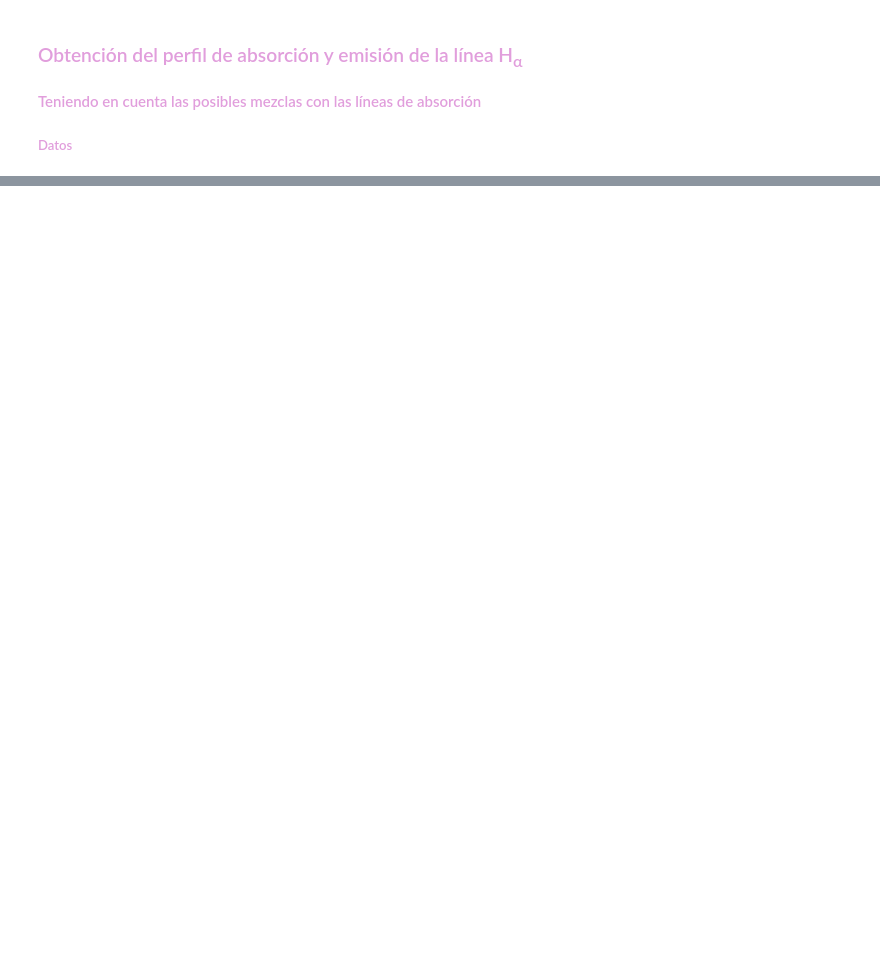
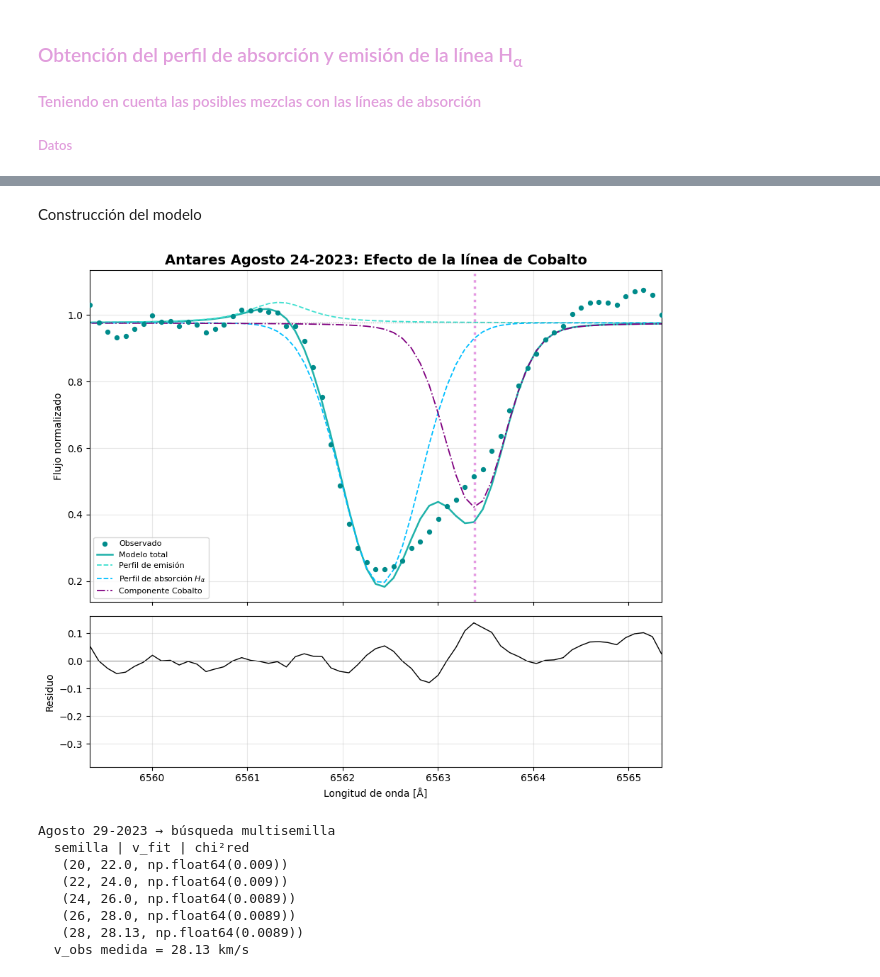
Before and after one commit to JessiDaniL/Tesis, a Jupyter notebook: Datos ESPARTACO/analisis_halpha_antares_ESPARTACO2_2023.ipynb, the cells around one changed output, grey strips where cells are left out. Drawn from its saved outputs; the diff is of its cells as text; code cells hidden in the pictures; blank space fills up the shorter version.

```diff
--- a/Datos ESPARTACO/analisis_halpha_antares_ESPARTACO2_2023.ipynb
+++ b/Datos ESPARTACO/analisis_halpha_antares_ESPARTACO2_2023.ipynb
@@ -181,0 +436,16 @@ archivos = [
+# %% [markdown]
+Construcción del modelo
+# %%
+#MODELO DE AJUSTE
+
+def construccion_del_modelo(lineas_metalicas=None):
+    continuo = ConstantModel(prefix="cont_")
+    em_azul = VoigtModel(prefix="em_azul_")
+    valle_abs = VoigtModel(prefix="valle_abs_")
+    modelo = continuo + em_azul + valle_abs
+
+    if lineas_metalicas:
+        for linea in lineas_metalicas:
+            modelo += VoigtModel(prefix=f"{linea['nombre']}_")
+
+    return modelo
@@ -181,0 +657,50 @@ archivos = [
+# %%
+resultados = {}
+velocidades_ajustadas = {}
+
+for archivo in archivos:
+
+    fecha = archivo["fecha"]
+
+    lineas_metalicas = [
+        {
+            "nombre": "Cobalto",
+            "centro": 6563.397,
+            "ion": "Co I",
+            "velocidad": archivo["velocidad_metalica"],
+            "incertidumbre_v": archivo["incertidumbre_v"],
+            "prof_ref": (0.55, 0.63),
+            "t_ref": (3500, 4250),
+        }
+    ]
+
+    if archivo.get("buscar_velocidad", False):
+
+        # Búsqueda para fechas específicas
+        print(fecha, "→ búsqueda multisemilla")
+
+        res, lineas_metalicas, v_fit = ajuste_multisemilla(archivo["datos"], archivo["centro_aprox"], lineas_metalicas[0])
+
+        velocidades_ajustadas[fecha] = v_fit
+
+        print(f"  v_obs medida = {v_fit:.2f} km/s")
+
+    else:
+
+        res = fit_y_decomposicion( archivo["datos"], archivo["centro_aprox"], "Longitud onda", "Flujo Normalizado",
+            lineas_metalicas=lineas_metalicas, teff=3660, ventana_vecinos=archivo["ventana_vecinos"])
+
+    resultados[fecha] = res
+
+    visualizacion_con_metalica(res, lineas_metalicas, fecha, titulo=f"Antares {fecha}: Efecto de la línea de Cobalto",
+        rango_x=(archivo["centro_aprox"] - 3, archivo["centro_aprox"] + 3))
+# %% [output]
+[figure, added]
+Agosto 29-2023 → búsqueda multisemilla
+  semilla | v_fit | chi²red
+   (20, 22.0, np.float64(0.009))
+   (22, 24.0, np.float64(0.009))
+   (24, 26.0, np.float64(0.0089))
+   (26, 28.0, np.float64(0.0089))
+   (28, 28.13, np.float64(0.0089))
+  v_obs medida = 28.13 km/s
```
Also changed, not shown: parts of 12 cells of this notebook, 7 other files.
